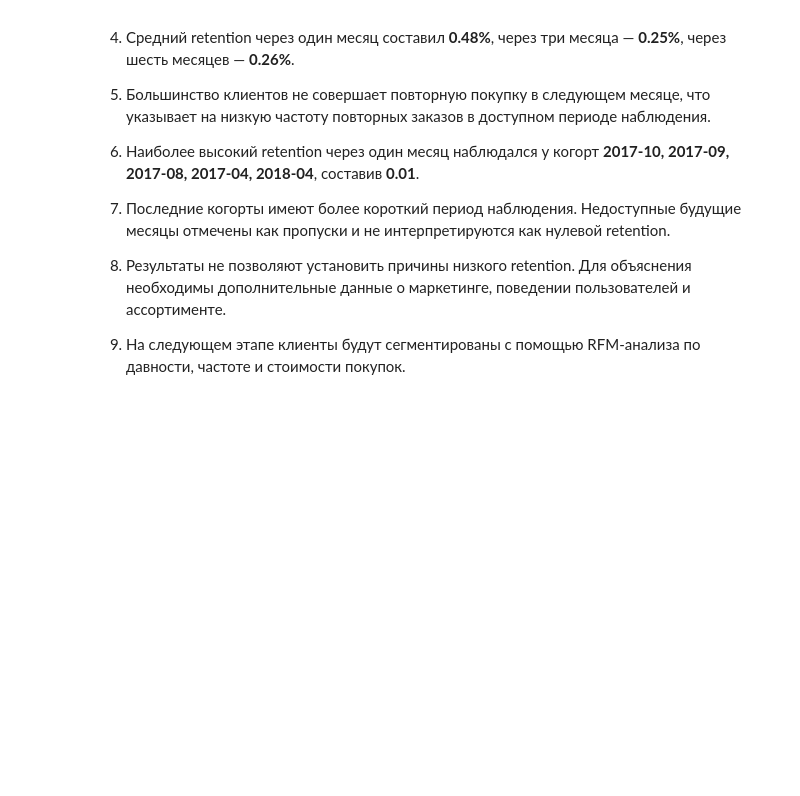
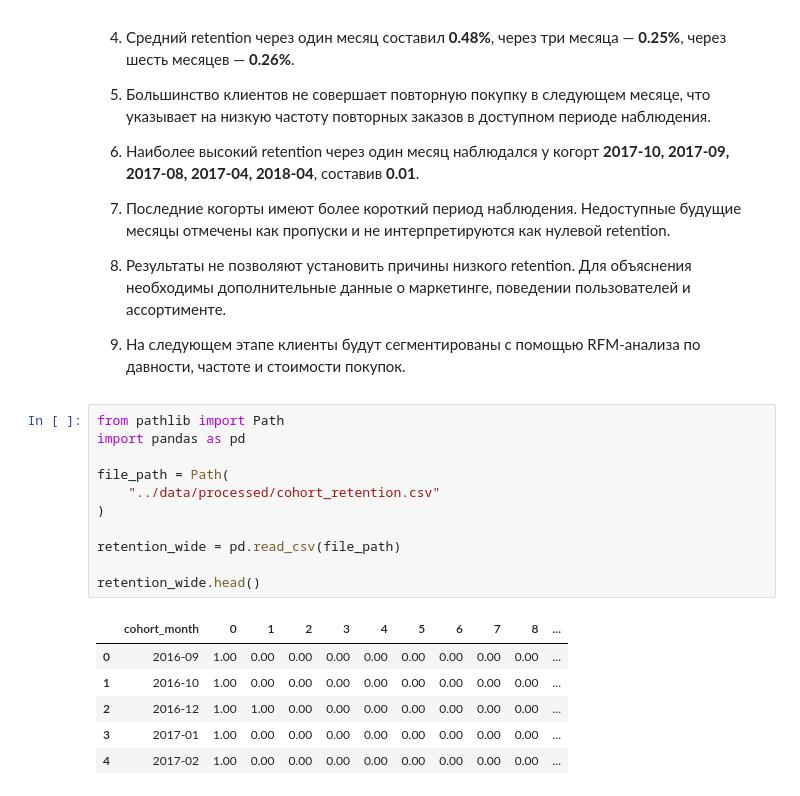
Before and after one commit to Iluxa-58/ecommerce_product_analysis, a Jupyter notebook: notebooks/03_cohort_retention.ipynb, the cells around one changed output. Drawn from its saved outputs; the diff is of its cells as text; blank space fills up the shorter version.

```diff
--- a/notebooks/03_cohort_retention.ipynb
+++ b/notebooks/03_cohort_retention.ipynb
@@ -290,3 +290,21 @@ assert (retention_matrix.drop(columns=0).max().max() <= 1)
 8. Результаты не позволяют установить причины низкого retention. Для объяснения необходимы дополнительные данные о маркетинге, поведении пользователей и ассортименте.
 
 9. На следующем этапе клиенты будут сегментированы с помощью RFM-анализа по давности, частоте и стоимости покупок.
+# %%
+from pathlib import Path
+import pandas as pd
+
+file_path = Path(
+    "../data/processed/cohort_retention.csv"
+)
+
+retention_wide = pd.read_csv(file_path)
+
+retention_wide.head()
+# %% [output]
+|  | cohort_month | 0 | 1 | 2 | 3 | 4 | 5 | 6 | 7 | 8 | ... |
+| 0 | 2016-09 | 1.00 | 0.00 | 0.00 | 0.00 | 0.00 | 0.00 | 0.00 | 0.00 | 0.00 | ... |
+| 1 | 2016-10 | 1.00 | 0.00 | 0.00 | 0.00 | 0.00 | 0.00 | 0.00 | 0.00 | 0.00 | ... |
+| 2 | 2016-12 | 1.00 | 1.00 | 0.00 | 0.00 | 0.00 | 0.00 | 0.00 | 0.00 | 0.00 | ... |
+| 3 | 2017-01 | 1.00 | 0.00 | 0.00 | 0.00 | 0.00 | 0.00 | 0.00 | 0.00 | 0.00 | ... |
+| 4 | 2017-02 | 1.00 | 0.00 | 0.00 | 0.00 | 0.00 | 0.00 | 0.00 | 0.00 | 0.00 | ... |
```
Also changed, not shown: parts of 2 cells of this notebook, 5 other files.
